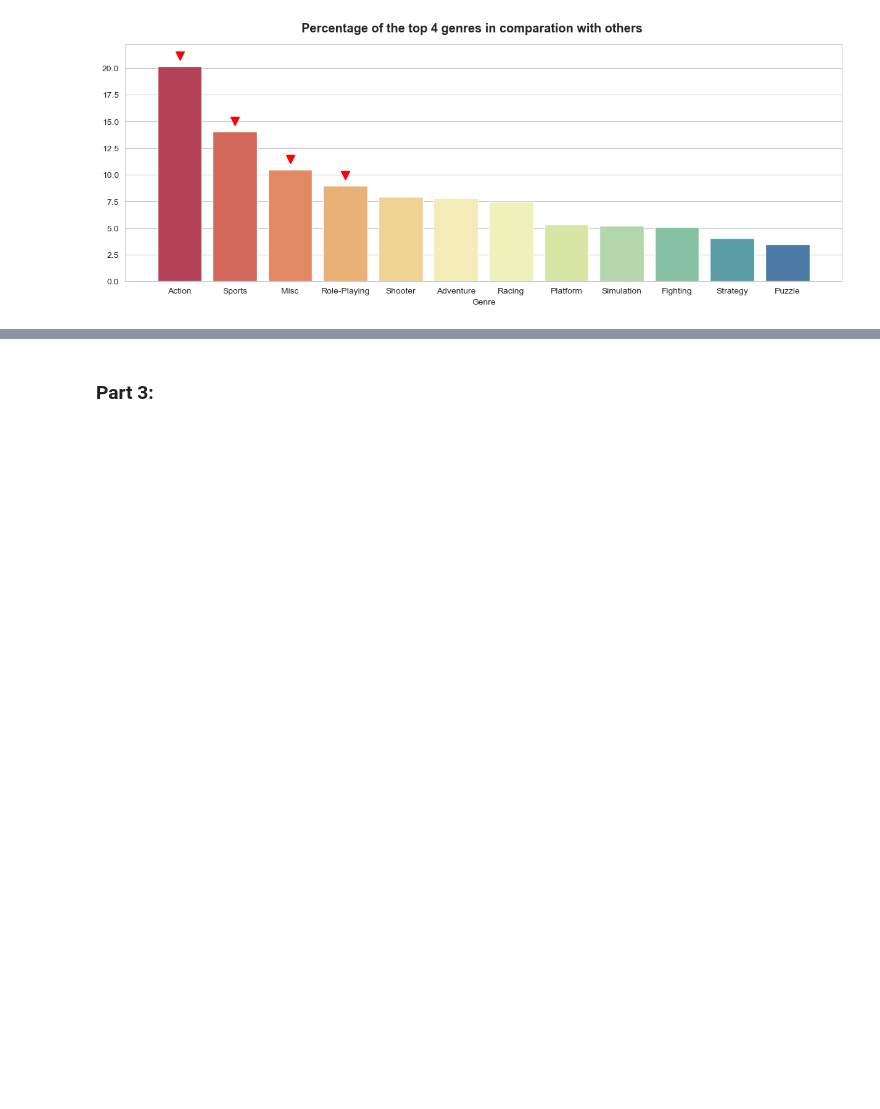
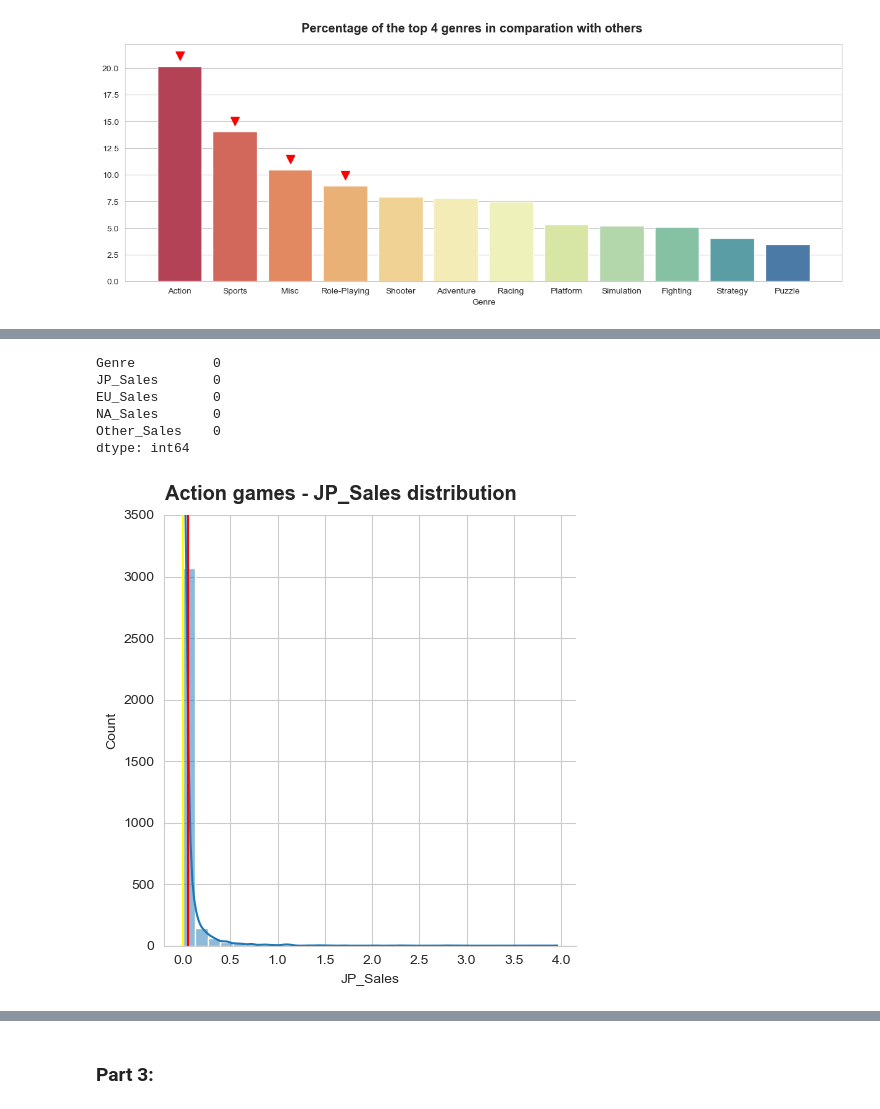
Before and after one commit to LeopoldoCCT/DataVis_Techniques-, a Jupyter notebook: LeopoldoRojoRomero_DVisHDip_CA1.ipynb, the cells around one changed output, grey strips where cells are left out. Saved outputs shown, nothing was run; the diff lists cells and outputs as text; code cells hidden in the pictures; blank space fills up the shorter version.

```diff
--- a/LeopoldoRojoRomero_DVisHDip_CA1.ipynb
+++ b/LeopoldoRojoRomero_DVisHDip_CA1.ipynb
@@ -644,3 +667,7 @@ ax.plot('Misc', 11.467, 'v', markersize=10, color='r');
 ax.plot('Role-Playing', 9.971, 'v', markersize=10, color='r');
 # %% [output]
 [figure]
+# %%
+top1 = ['Action']
+mask_v2 = df['Genre'].isin(top1)
+top1_genre_proportions = df[mask_v2]
@@ -646,0 +690,7 @@ ax.plot('Role-Playing', 9.971, 'v', markersize=10, color='r');
+# %%
+top1_genre_proportions_v2 = pd.DataFrame()
+top1_genre_proportions_v2['Genre'] = top1_genre_proportions['Genre']
+top1_genre_proportions_v2['JP_Sales'] = top1_genre_proportions['JP_Sales']
+top1_genre_proportions_v2['EU_Sales'] = top1_genre_proportions['EU_Sales']
+top1_genre_proportions_v2['NA_Sales'] = top1_genre_proportions['NA_Sales']
+top1_genre_proportions_v2['Other_Sales'] = top1_genre_proportions['Other_Sales']
@@ -646,0 +721,17 @@ ax.plot('Role-Playing', 9.971, 'v', markersize=10, color='r');
+# %%
+top1_genre_proportions_v2.isnull().sum()
+# %% [output]
+Genre          0
+JP_Sales       0
+EU_Sales       0
+NA_Sales       0
+Other_Sales    0
+dtype: int64
+# %%
+ax = sns.displot(data=top1_genre_proportions_v2, x='JP_Sales', kde=True, height=5, aspect=1, bins=30);
+plt.ylim(0,3500);
+ax.figure.suptitle('Action games - JP_Sales distribution', y=1.03, weight='bold', size='x-large');
+plt.axvline(x=top1_genre_proportions_v2.JP_Sales.mean(), color='red'); # Add the mean value with a vertical red line
+plt.axvline(x=top1_genre_proportions_v2.JP_Sales.median(), color='yellow'); # Add the median value with a vertical red line
+# %% [output]
+[figure, added]
```
Also changed, not shown: parts of 13 cells of this notebook.
